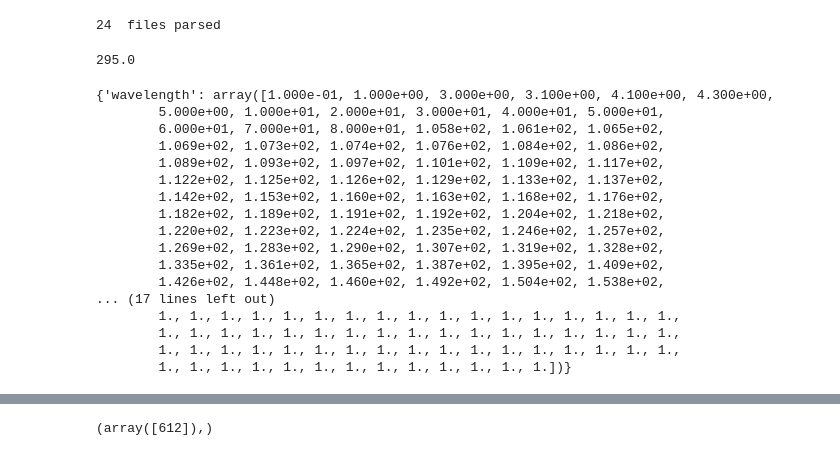
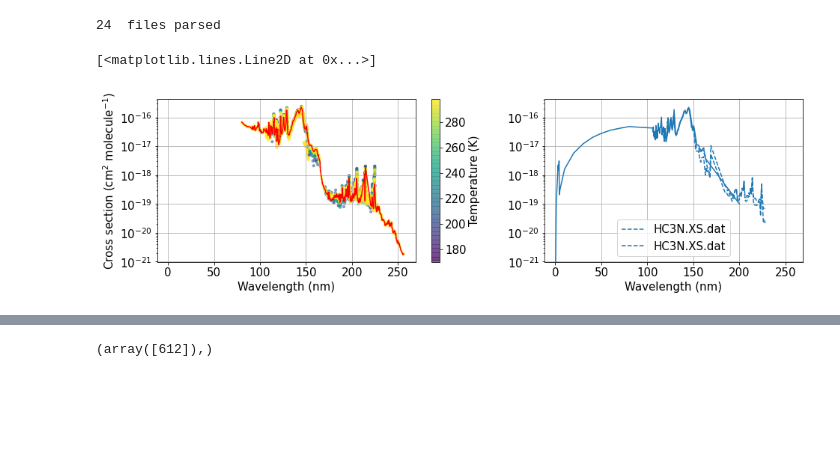
Before and after one commit to Nicholaswogan/photochem, a Jupyter notebook: data/xsections/Untitled.ipynb, the cells around one changed output, grey strips where cells are left out. Drawn from its saved outputs; the diff is of its cells as text; code cells hidden in the pictures; blank space fills up the shorter version.

```diff
--- a/data/xsections/Untitled.ipynb
+++ b/data/xsections/Untitled.ipynb
@@ -62,10 +0,0 @@ def xs_and_qy(sp):
-# %%
-fil = open('cross_section_properties.csv','r')
-lines = fil.readlines()
-fil.close()
-# keys = lines[18].split(',')
-out = {}
-for i,line in enumerate(lines[19:]):
-    species = line.split(',')[0].strip()
-    prod = line.split(',')[-1].strip()
-    out[species] = prod
@@ -229,0 +297,13 @@ phi = phidrates('HC3N')
+# %%
+fil = open('/Users/nicholas/Downloads/SO2Cl2_Uthman(1978)_295K_190-300nm.txt','r')
+lines = fil.readlines()
+fil.close()
+
+wv = []
+xs = []
+for line in lines[2:]:
+    wv.append(float(line.split()[0]))
+    xs.append(float(line.split()[1]))
+
+xs = np.array(xs)
+wv = np.array(wv)
@@ -230,10 +318,8 @@ phi = phidrates('HC3N')
 # %%
 mpi = MPI_Mainz('HC3N')
+# %%
+mpi.max_studies=100000
 # %%
 mpi.get_data()
 # %% [output]
 24  files parsed
-# %%
-mpi.all_data['temperature'][4]
-# %% [output]
-295.0
@@ -240,26 +330,15 @@ mpi.all_data['temperature'][4]
+# %%
+fig, [ax,ax1] = mpi.plot(plot_atmos = True)
+# i = 4
+# ax.plot(mpi.all_data['wavelength'][i],mpi.all_data['cross section'][i],'k',lw=5)
+
+ax1.plot(wv,xs)
+# %% [output]
+[<matplotlib.lines.Line2D at 0x...>]
+[figure, added]
 # %%
 wv = mpi.all_data['wavelength'][4]
 xs = mpi.all_data['cross section'][4]
-# %%
-phi.neutral.data
-# %% [output]
-{'wavelength': array([1.000e-01, 1.000e+00, 3.000e+00, 3.100e+00, 4.100e+00, 4.300e+00,
-        5.000e+00, 1.000e+01, 2.000e+01, 3.000e+01, 4.000e+01, 5.000e+01,
-        6.000e+01, 7.000e+01, 8.000e+01, 1.058e+02, 1.061e+02, 1.065e+02,
-        1.069e+02, 1.073e+02, 1.074e+02, 1.076e+02, 1.084e+02, 1.086e+02,
-        1.089e+02, 1.093e+02, 1.097e+02, 1.101e+02, 1.109e+02, 1.117e+02,
-        1.122e+02, 1.125e+02, 1.126e+02, 1.129e+02, 1.133e+02, 1.137e+02,
-        1.142e+02, 1.153e+02, 1.160e+02, 1.163e+02, 1.168e+02, 1.176e+02,
-        1.182e+02, 1.189e+02, 1.191e+02, 1.192e+02, 1.204e+02, 1.218e+02,
-        1.220e+02, 1.223e+02, 1.224e+02, 1.235e+02, 1.246e+02, 1.257e+02,
-        1.269e+02, 1.283e+02, 1.290e+02, 1.307e+02, 1.319e+02, 1.328e+02,
-        1.335e+02, 1.361e+02, 1.365e+02, 1.387e+02, 1.395e+02, 1.409e+02,
-        1.426e+02, 1.448e+02, 1.460e+02, 1.492e+02, 1.504e+02, 1.538e+02,
-... (17 lines left out)
-        1., 1., 1., 1., 1., 1., 1., 1., 1., 1., 1., 1., 1., 1., 1., 1., 1.,
-        1., 1., 1., 1., 1., 1., 1., 1., 1., 1., 1., 1., 1., 1., 1., 1., 1.,
-        1., 1., 1., 1., 1., 1., 1., 1., 1., 1., 1., 1., 1., 1., 1., 1., 1.,
-        1., 1., 1., 1., 1., 1., 1., 1., 1., 1., 1., 1., 1.])}
 # %%
 wv = phi.neutral.data['wavelength']
 xs = phi.neutral.data['cross section']
```
Also changed, not shown: parts of 64 cells of this notebook, 34 other files.
